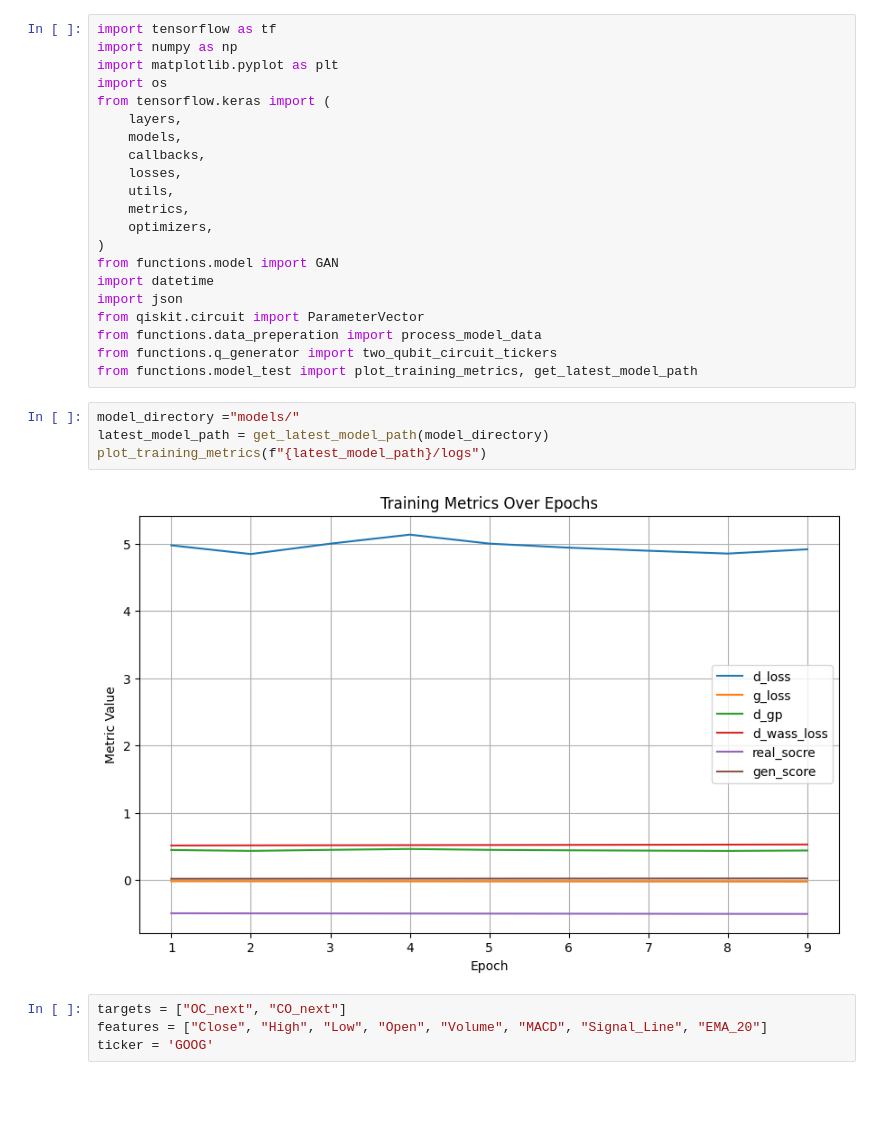
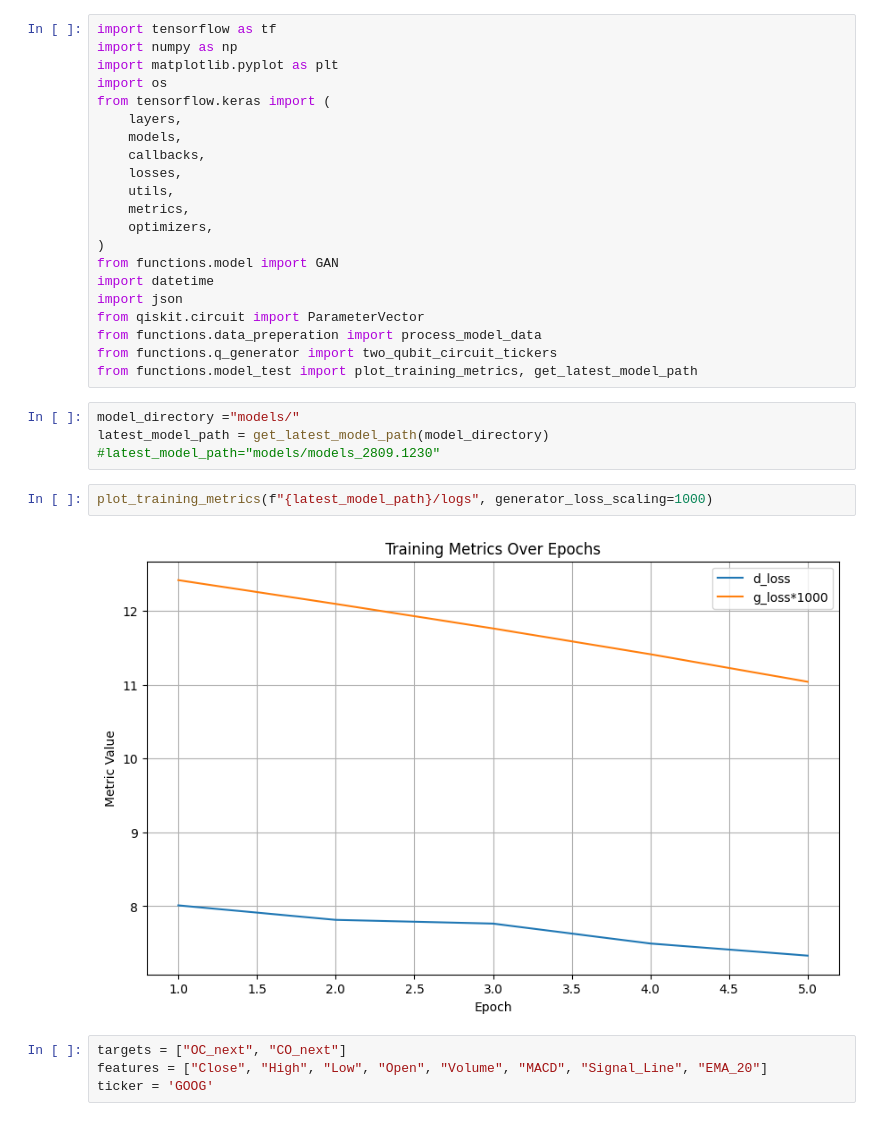
Before and after one commit to adam-milner1/Schro-horse, a Jupyter notebook: model_test.ipynb, the cells around one changed output. Drawn from its saved outputs; the diff is of its cells as text; blank space fills up the shorter version.

```diff
--- a/model_test.ipynb
+++ b/model_test.ipynb
@@ -22,9 +22,11 @@ from functions.model_test import plot_training_metrics, get_latest_model_path
 # %%
 model_directory ="models/"
 latest_model_path = get_latest_model_path(model_directory)
-plot_training_metrics(f"{latest_model_path}/logs")
+#latest_model_path="models/models_2809.1230"
-# %% [output]
-[figure, removed]
+# %%
+plot_training_metrics(f"{latest_model_path}/logs", generator_loss_scaling=1000)
+# %% [output]
+[figure, added]
 # %%
 targets = ["OC_next", "CO_next"]
 features = ["Close", "High", "Low", "Open", "Volume", "MACD", "Signal_Line", "EMA_20"]
```
Also changed, not shown: parts of 2 cells of this notebook, 37 other files.
